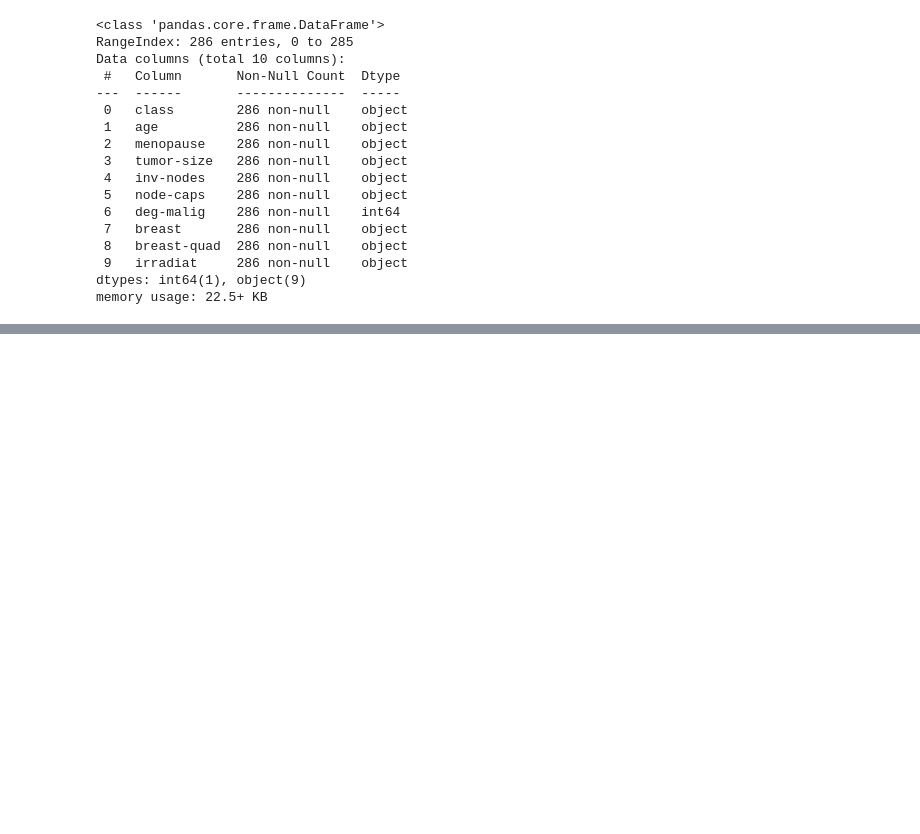
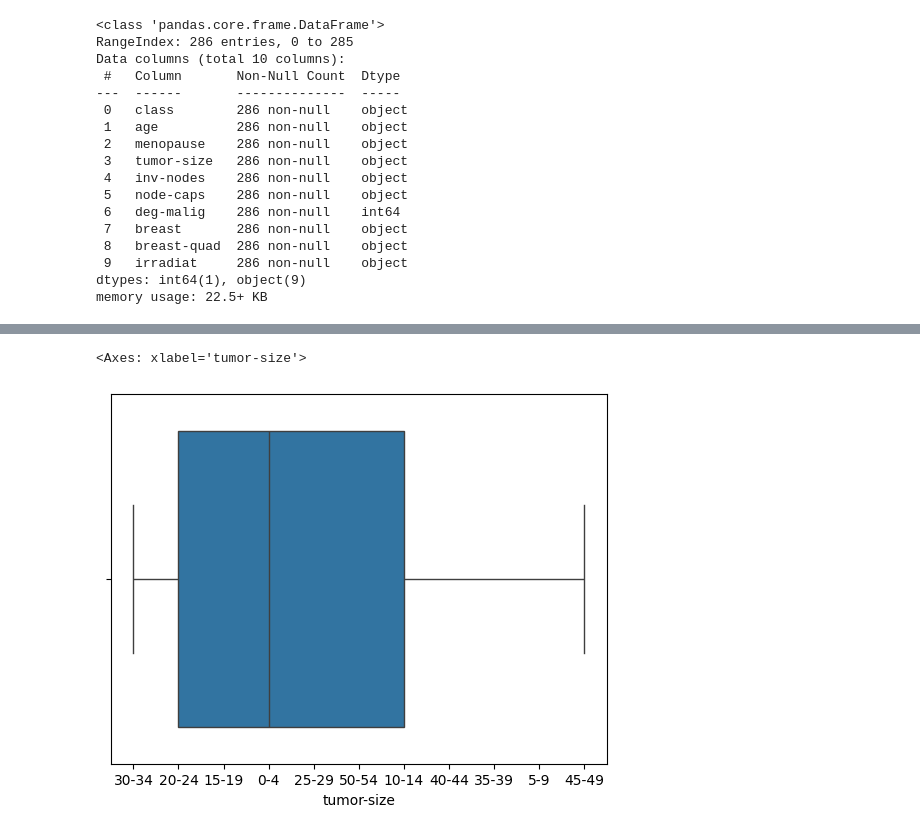
Before and after one commit to brauliolpx/coe379l-projects, a Jupyter notebook: Project_2/Project_2.ipynb, the cells around one changed output, grey strips where cells are left out. Drawn from its saved outputs; the diff is of its cells as text; code cells hidden in the pictures; blank space fills up the shorter version.

```diff
--- a/Project_2/Project_2.ipynb
+++ b/Project_2/Project_2.ipynb
@@ -82,0 +106,5 @@ memory usage: 22.5+ KB
+# %%
+sns.boxplot(data=data, x='tumor-size')
+# %% [output]
+<Axes: xlabel='tumor-size'>
+[figure, added]
```
Also changed, not shown: parts of 4 cells of this notebook.
